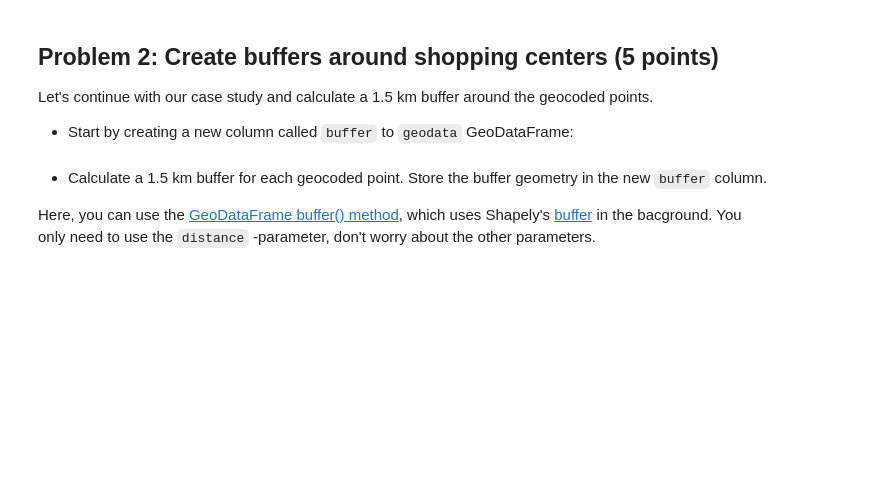
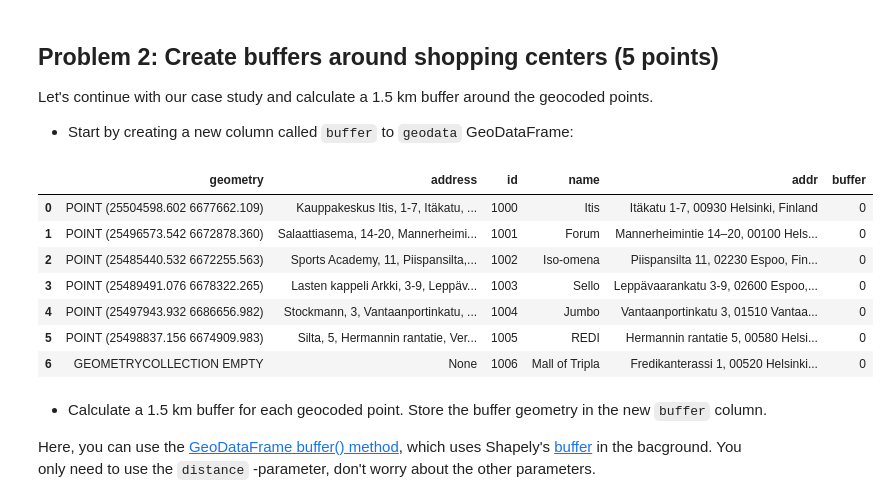
Before and after one commit to arr678/Hels_Exer3, a Jupyter notebook: Exercise-3-Problem-1-3.ipynb, the cells around one changed output. Cells and saved outputs as stored; diff of their text form; code cells hidden in the pictures; blank space fills up the shorter version.

```diff
--- a/Exercise-3-Problem-1-3.ipynb
+++ b/Exercise-3-Problem-1-3.ipynb
@@ -49,3 +84,6 @@ raise NotImplementedError()
+# %%
+# Geocode the addresses using Nominatim
+geo = geo = geocode(data['addr'], provider='nominatim', user_agent='gislover', timeout=4)
 # %%
 #NON-EDITABLE TEST CELL
 # Check the geocoded output
@@ -103,3 +179,14 @@ raise NotImplementedError()
+# %%
+geodata
+# %% [output]
+|  | geometry | address | id | name | addr | buffer |
+| 0 | POINT (25504598.602 6677662.109) | Kauppakeskus Itis, 1-7, Itäkatu, ... | 1000 | Itis | Itäkatu 1-7, 00930 Helsinki, Finland | 0 |
+| 1 | POINT (25496573.542 6672878.360) | Salaattiasema, 14-20, Mannerheimi... | 1001 | Forum | Mannerheimintie 14–20, 00100 Hels... | 0 |
+| 2 | POINT (25485440.532 6672255.563) | Sports Academy, 11, Piispansilta,... | 1002 | Iso-omena | Piispansilta 11, 02230 Espoo, Fin... | 0 |
+| 3 | POINT (25489491.076 6678322.265) | Lasten kappeli Arkki, 3-9, Leppäv... | 1003 | Sello | Leppävaarankatu 3-9, 02600 Espoo,... | 0 |
+| 4 | POINT (25497943.932 6686656.982) | Stockmann, 3, Vantaanportinkatu, ... | 1004 | Jumbo | Vantaanportinkatu 3, 01510 Vantaa... | 0 |
+| 5 | POINT (25498837.156 6674909.983) | Silta, 5, Hermannin rantatie, Ver... | 1005 | REDI | Hermannin rantatie 5, 00580 Helsi... | 0 |
+| 6 | GEOMETRYCOLLECTION EMPTY | None | 1006 | Mall of Tripla | Fredikanterassi 1, 00520 Helsinki... | 0 |
 # %% [markdown]
 - Calculate a 1.5 km buffer for each geocoded point. Store the buffer geometry in the new `buffer` column.
 
```
Also changed, not shown: parts of 29 cells of this notebook.
